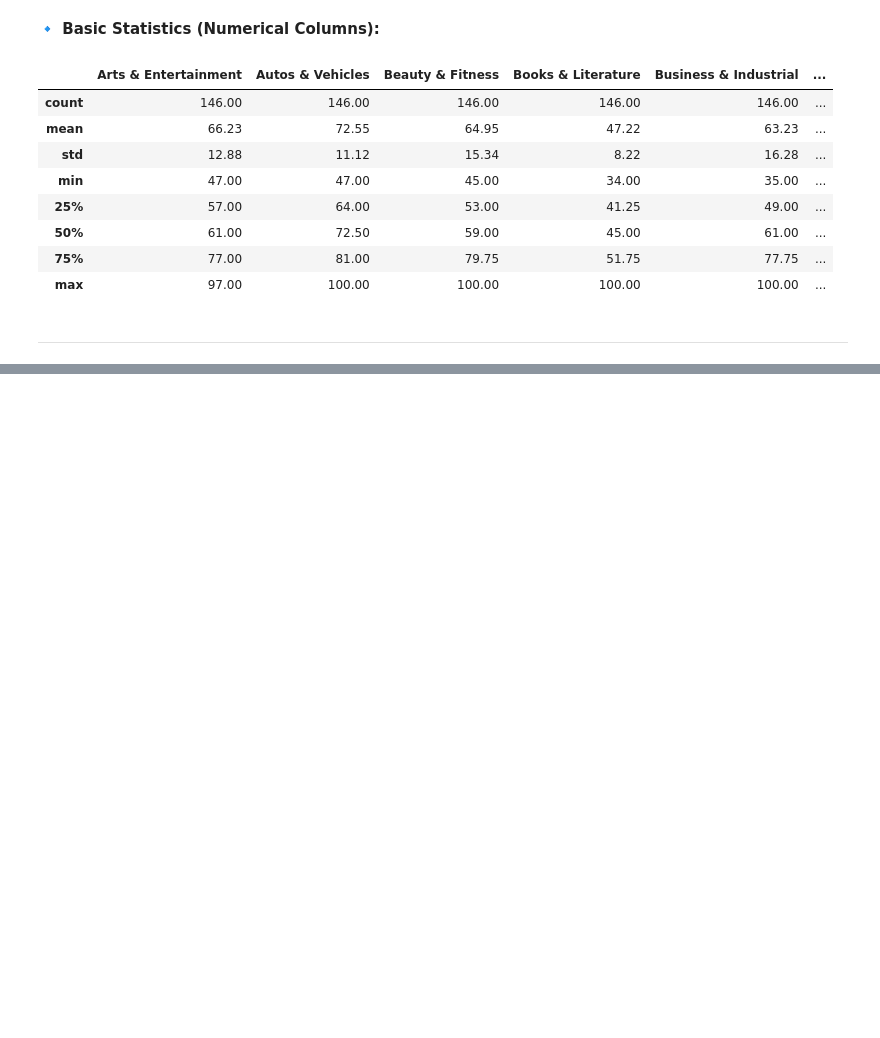
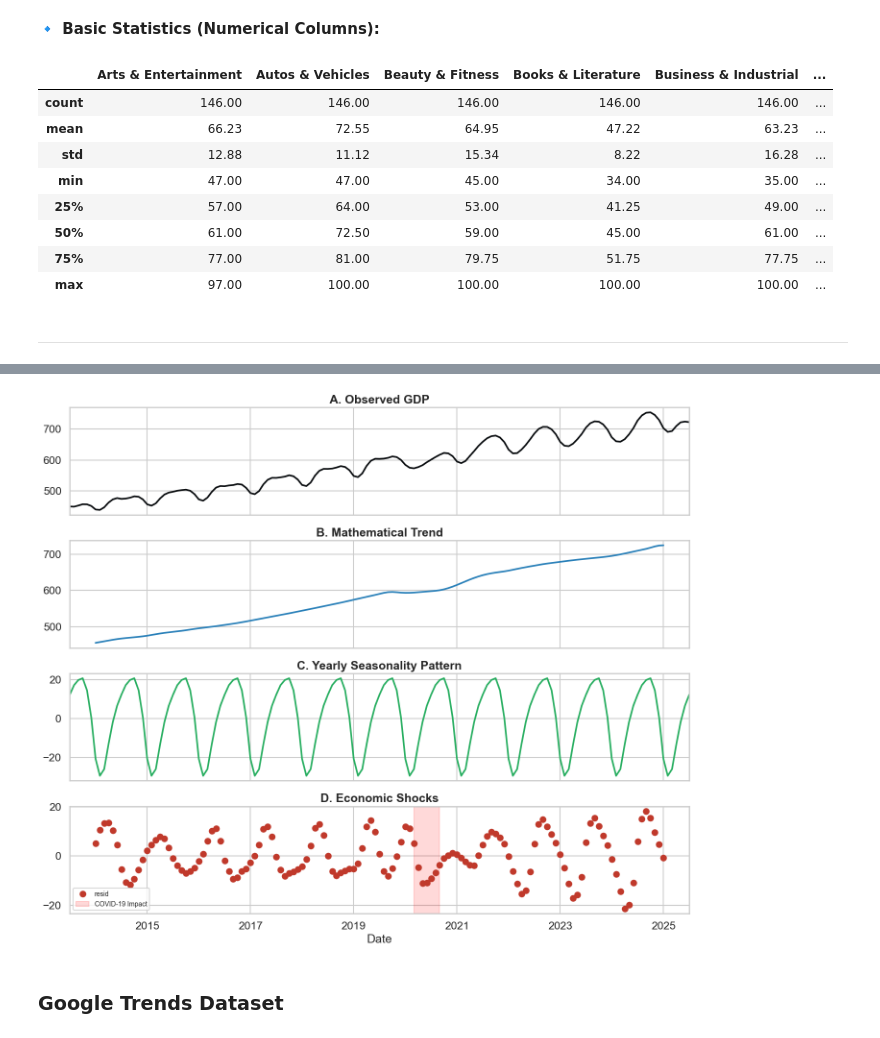
Before and after one commit to OmarAhmedAbdelAziz/GDP-Nowcasting-case-study-CBE, a Jupyter notebook: notebooks/GDP_Nowcasting.ipynb, the cells around one changed output, grey strips where cells are left out. Saved outputs shown, nothing was run; the diff lists cells and outputs as text; code cells hidden in the pictures; blank space fills up the shorter version.

```diff
--- a/notebooks/GDP_Nowcasting.ipynb
+++ b/notebooks/GDP_Nowcasting.ipynb
@@ -138,0 +260,27 @@ read_data(df_gt, "Google Trends Categories")
+# %%
+# CHART 4: Time-Series Decomposition
+
+decomposition = seasonal_decompose(df_gdp_visualization['Monthly GDP'].dropna(), model='additive', period=12)
+fig, axes = plt.subplots(4, 1, figsize=(14, 12), sharex=True)
+
+decomposition.observed.plot(ax=axes[0], color="#080b0e", linewidth=2.5)
+axes[0].set_title('A. Observed GDP', fontweight='bold')
+
+decomposition.trend.plot(ax=axes[1], color='#2980b9', linewidth=2.5)
+axes[1].set_title('B. Mathematical Trend', fontweight='bold')
+
+decomposition.seasonal.plot(ax=axes[2], color='#27ae60', linewidth=2.5)
+axes[2].set_title('C. Yearly Seasonality Pattern', fontweight='bold')
+
+decomposition.resid.plot(ax=axes[3], color='#c0392b', marker='o', linestyle='none')
+axes[3].set_title('D. Economic Shocks', fontweight='bold')
+axes[3].axvspan(pd.Timestamp('2020-03'), pd.Timestamp('2020-09'),
+                alpha=0.15, color='red', label='COVID-19 Impact')
+axes[3].legend(fontsize=10)
+
+plt.tight_layout()
+plt.show()
+# %% [output]
+[figure, added]
+# %% [markdown]
+### Google Trends Dataset
```
Also changed, not shown: parts of 67 cells of this notebook, 7 other files.
